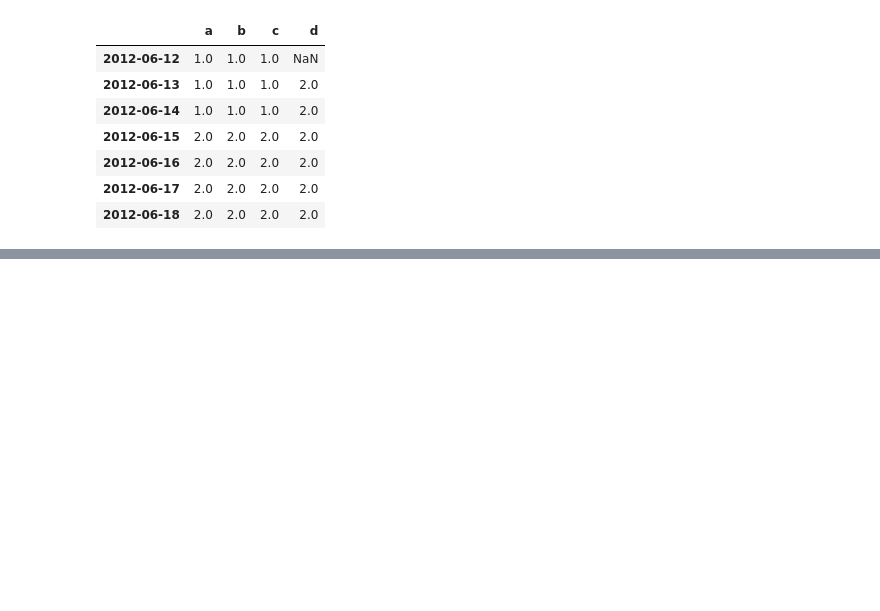
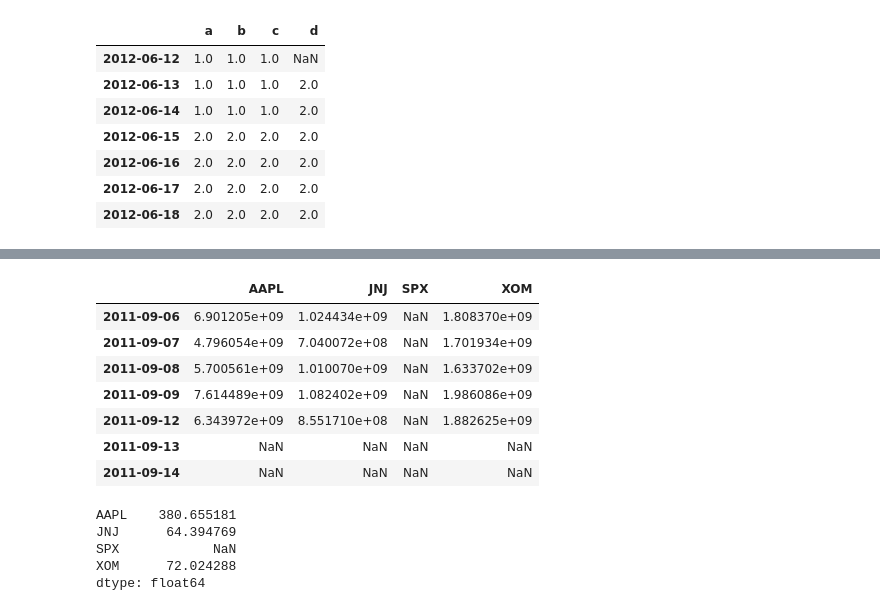
Before and after one commit to socrates77-sh/pydata, a Jupyter notebook: ch11/ch11.ipynb, the cells around one changed output, grey strips where cells are left out. Saved outputs shown, nothing was run; the diff lists cells and outputs as text; code cells hidden in the pictures; blank space fills up the shorter version.

```diff
--- a/ch11/ch11.ipynb
+++ b/ch11/ch11.ipynb
@@ -260,0 +285,20 @@ spliced
+# %%
+prices*volume
+# %% [output]
+|  | AAPL | JNJ | SPX | XOM |
+| 2011-09-06 | 6.901205e+09 | 1.024434e+09 | NaN | 1.808370e+09 |
+| 2011-09-07 | 4.796054e+09 | 7.040072e+08 | NaN | 1.701934e+09 |
+| 2011-09-08 | 5.700561e+09 | 1.010070e+09 | NaN | 1.633702e+09 |
+| 2011-09-09 | 7.614489e+09 | 1.082402e+09 | NaN | 1.986086e+09 |
+| 2011-09-12 | 6.343972e+09 | 8.551710e+08 | NaN | 1.882625e+09 |
+| 2011-09-13 | NaN | NaN | NaN | NaN |
+| 2011-09-14 | NaN | NaN | NaN | NaN |
+# %%
+vwap = (prices * volume).sum() / volume.sum()
+vwap
+# %% [output]
+AAPL    380.655181
+JNJ      64.394769
+SPX            NaN
+XOM      72.024288
+dtype: float64
```
Also changed, not shown: parts of 54 cells of this notebook, 1 other file.
